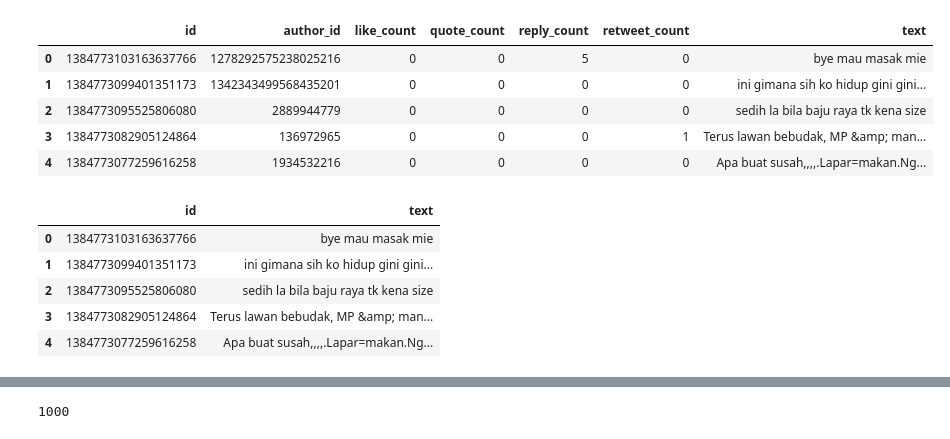
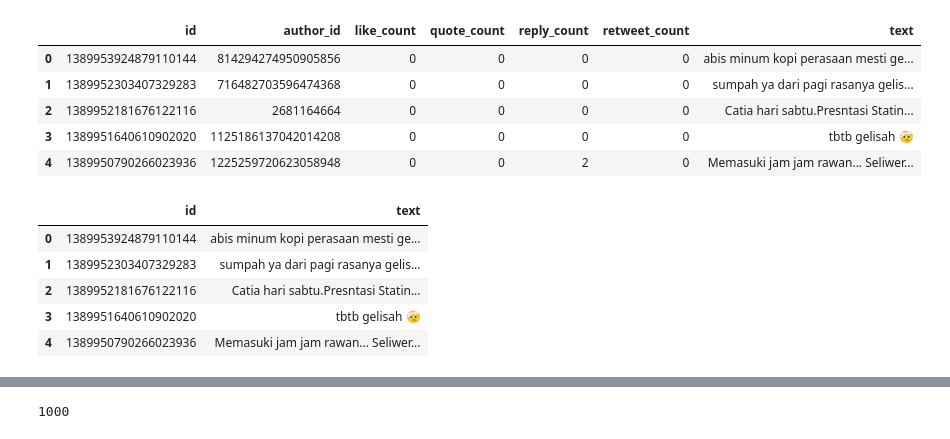
Before and after one commit to b21-cap0029/bangkit-capstone, a Jupyter notebook: ml/dataset/annotator/annotate_split.ipynb, the cells around one changed output, grey strips where cells are left out. Saved outputs shown, nothing was run; the diff lists cells and outputs as text; code cells hidden in the pictures.

```diff
--- a/ml/dataset/annotator/annotate_split.ipynb
+++ b/ml/dataset/annotator/annotate_split.ipynb
@@ -1,25 +1,26 @@
 # %%
 import pandas as pd
 
-df = pd.read_csv('result_example.csv')
+df = pd.read_csv('result.csv')
 df.head()
 # %% [output]
 |  | id | author_id | like_count | quote_count | reply_count | retweet_count | text |
-| 0 | 1384773103163637766 | 1278292575238025216 | 0 | 0 | 5 | 0 | bye mau masak mie |
-| 1 | 1384773099401351173 | 1342343499568435201 | 0 | 0 | 0 | 0 | ini gimana sih ko hidup gini gini... |
-| 2 | 1384773095525806080 | 2889944779 | 0 | 0 | 0 | 0 | sedih la bila baju raya tk kena size |
-| 3 | 1384773082905124864 | 136972965 | 0 | 0 | 0 | 1 | Terus lawan bebudak, MP &amp; man... |
-| 4 | 1384773077259616258 | 1934532216 | 0 | 0 | 0 | 0 | Apa buat susah,,,,.Lapar=makan.Ng... |
+| 0 | 1389953924879110144 | 814294274950905856 | 0 | 0 | 0 | 0 | abis minum kopi perasaan mesti ge... |
+| 1 | 1389952303407329283 | 716482703596474368 | 0 | 0 | 0 | 0 | sumpah ya dari pagi rasanya gelis... |
+| 2 | 1389952181676122116 | 2681164664 | 0 | 0 | 0 | 0 | Catia hari sabtu.Presntasi Statin... |
+| 3 | 1389951640610902020 | 1125186137042014208 | 0 | 0 | 0 | 0 | tbtb gelisah 🤕 |
+| 4 | 1389950790266023936 | 1225259720623058948 | 0 | 0 | 2 | 0 | Memasuki jam jam rawan... Seliwer... |
 # %%
 df = df.filter(['id', 'text'])
+df = df[df['text'].map(lambda x: len(x.split()) >= 3)]
 df.head()
 # %% [output]
 |  | id | text |
-| 0 | 1384773103163637766 | bye mau masak mie |
-| 1 | 1384773099401351173 | ini gimana sih ko hidup gini gini... |
-| 2 | 1384773095525806080 | sedih la bila baju raya tk kena size |
-| 3 | 1384773082905124864 | Terus lawan bebudak, MP &amp; man... |
-| 4 | 1384773077259616258 | Apa buat susah,,,,.Lapar=makan.Ng... |
+| 0 | 1389953924879110144 | abis minum kopi perasaan mesti ge... |
+| 1 | 1389952303407329283 | sumpah ya dari pagi rasanya gelis... |
+| 2 | 1389952181676122116 | Catia hari sabtu.Presntasi Statin... |
+| 3 | 1389951640610902020 | tbtb gelisah 🤕 |
+| 4 | 1389950790266023936 | Memasuki jam jam rawan... Seliwer... |
 # %%
 len(df)
 # %% [output]
```
Also changed, not shown: parts of 24 cells of this notebook, 2 other files.
